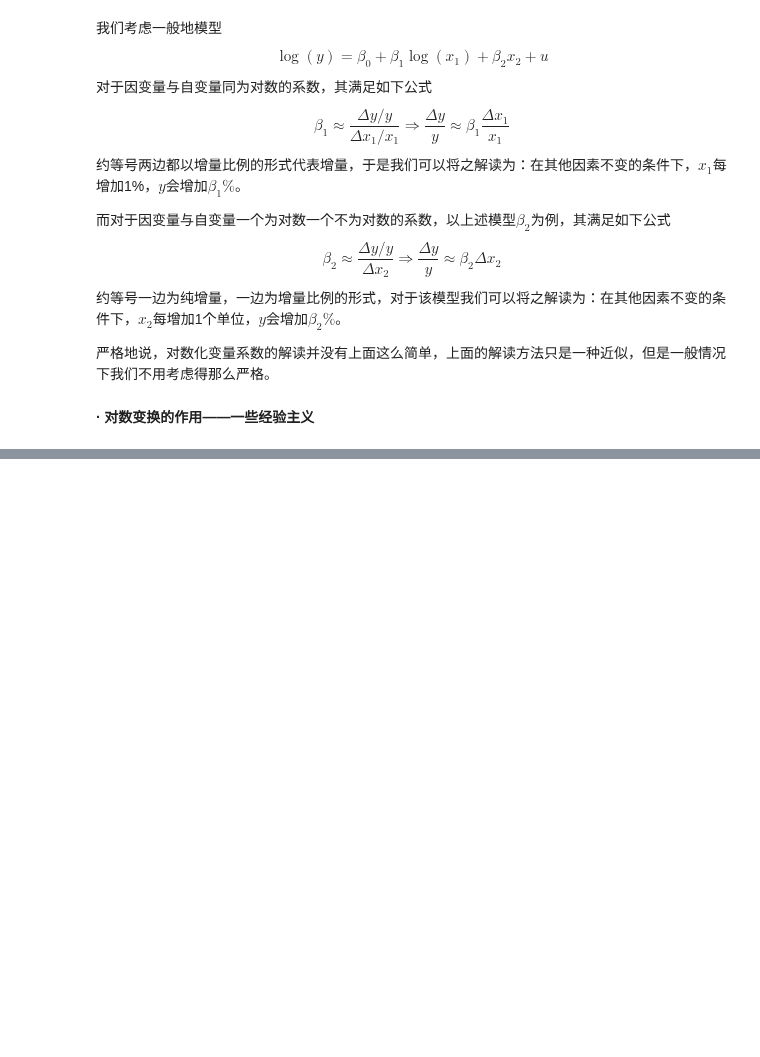
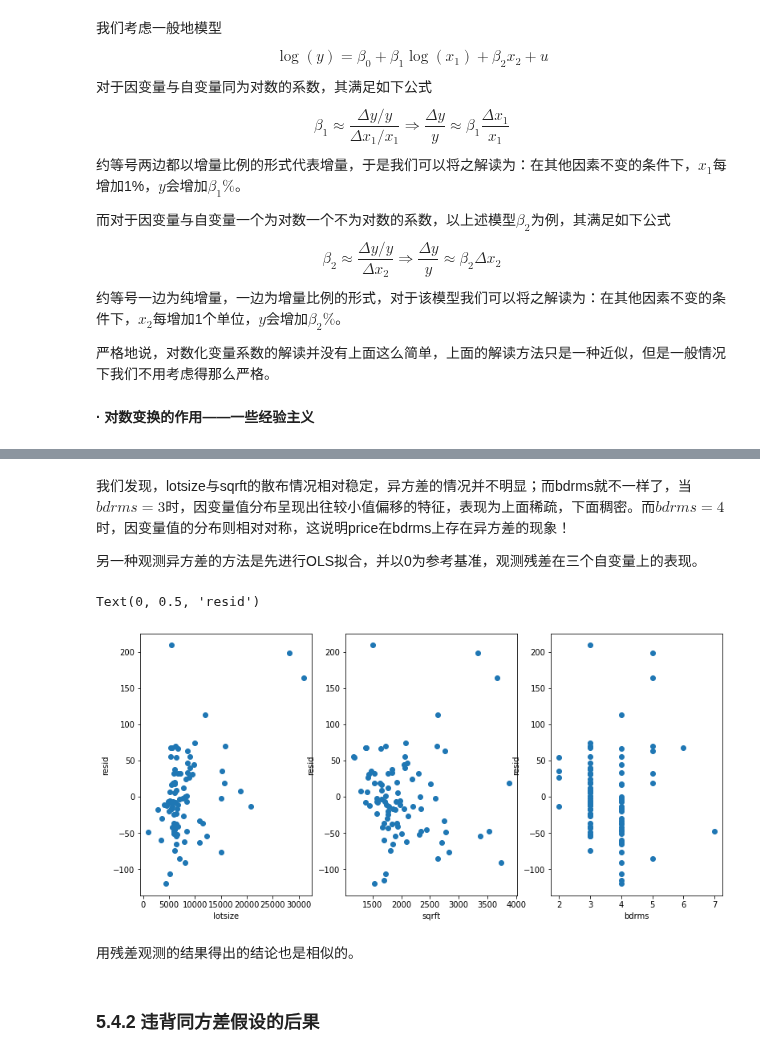
Before and after one commit to Git-Model/Modeling-Universe, a Jupyter notebook: Data-Story/统计分析之回归分析/回归.ipynb, the cells around one changed output, grey strips where cells are left out. Cells and saved outputs as stored; diff of their text form; code cells hidden in the pictures; blank space fills up the shorter version.

```diff
--- a/Data-Story/统计分析之回归分析/回归.ipynb
+++ b/Data-Story/统计分析之回归分析/回归.ipynb
@@ -1314,0 +1712,32 @@ $$
+# %% [markdown]
+我们发现，lotsize与sqrft的散布情况相对稳定，异方差的情况并不明显；而bdrms就不一样了，当$bdrms=3$时，因变量值分布呈现出往较小值偏移的特征，表现为上面稀疏，下面稠密。而$bdrms=4$时，因变量值的分布则相对对称，这说明price在bdrms上存在异方差的现象！
+
+另一种观测异方差的方法是先进行OLS拟合，并以0为参考基准，观测残差在三个自变量上的表现。
+# %%
+hprice1_lm=sm.formula.ols('price~lotsize+sqrft+bdrms',data=hprice1).fit()
+hprice1['resid']=hprice1_lm.resid
+
+# 画图
+fig=plt.figure(figsize=(13,6))
+ax1=fig.add_subplot(1,3,1)
+hprice3=hprice1[hprice1['lotsize']<80000] #去掉了一个极端点，方便观察
+plt.scatter(hprice3.lotsize,hprice3.resid,axes=ax1)
+ax1.set_xlabel('lotsize')
+ax1.set_ylabel('resid')
+
+ax2=fig.add_subplot(1,3,2)
+plt.scatter(hprice1.sqrft,hprice1.resid,axes=ax2)
+ax2.set_xlabel('sqrft')
+ax2.set_ylabel('resid')
+
+ax3=fig.add_subplot(1,3,3)
+plt.scatter(hprice1.bdrms,hprice1.resid,axes=ax3)
+ax3.set_xlabel('bdrms')
+ax3.set_ylabel('resid')
+# %% [output]
+Text(0, 0.5, 'resid')
+[figure, added]
+# %% [markdown]
+用残差观测的结果得出的结论也是相似的。
+# %% [markdown]
+### 5.4.2 违背同方差假设的后果
```
Also changed, not shown: parts of 136 cells of this notebook.
